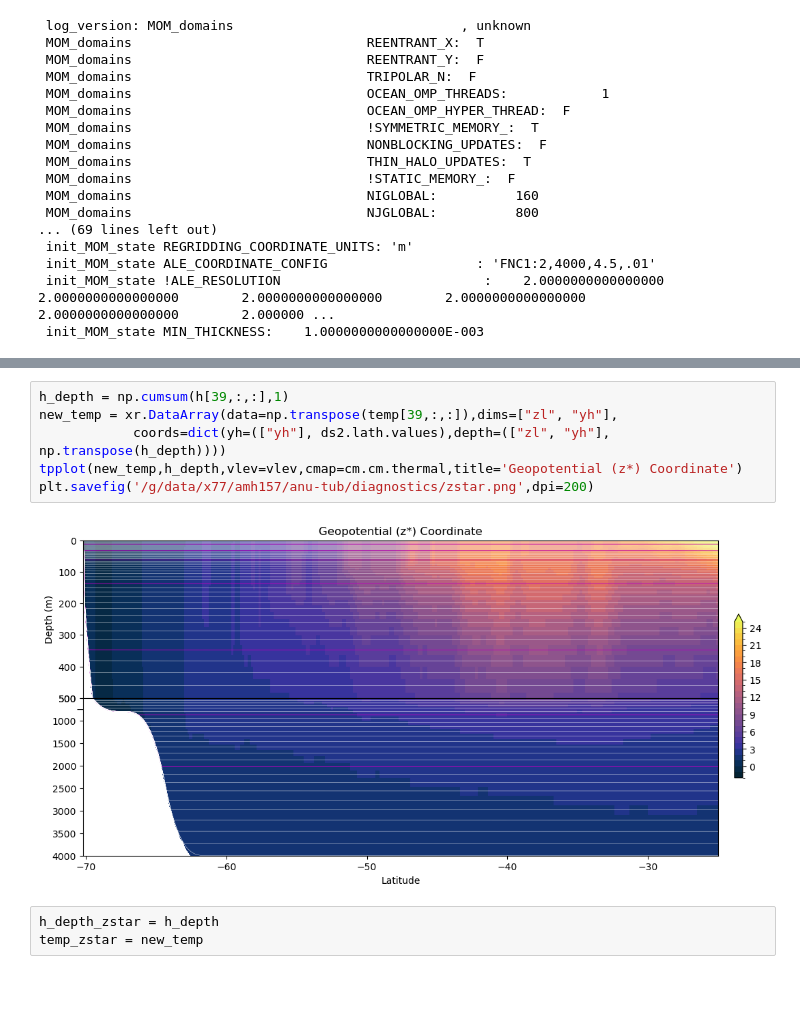
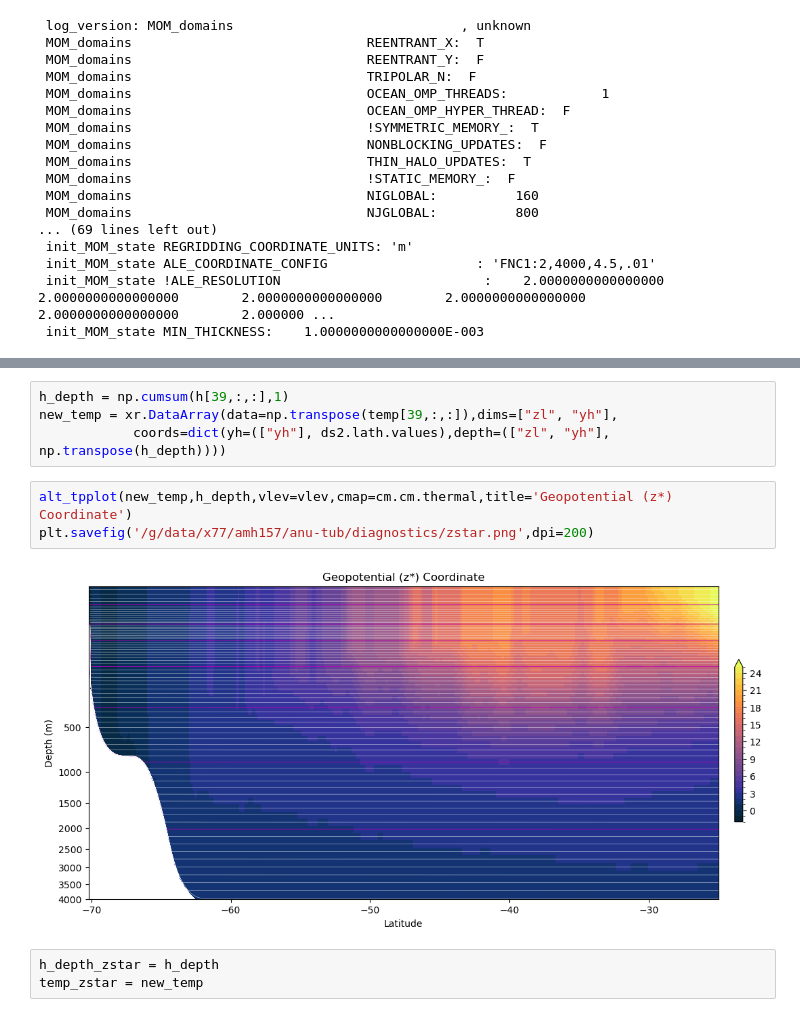
Before and after one commit to AndyHoggANU/anu-tub, a Jupyter notebook: diagnostics/Coordinate_Options.ipynb, the cells around one changed output, grey strips where cells are left out. Cells and saved outputs as stored; diff of their text form; blank space fills up the shorter version.

```diff
--- a/diagnostics/Coordinate_Options.ipynb
+++ b/diagnostics/Coordinate_Options.ipynb
@@ -96,11 +122,12 @@ Wall time: 1.05 s
-# %%
-h_depth = np.cumsum(h[39,:,:],1)
-new_temp = xr.DataArray(data=np.transpose(temp[39,:,:]),dims=["zl", "yh"],
-            coords=dict(yh=(["yh"], ds2.lath.values),depth=(["zl", "yh"], np.transpose(h_depth))))
-tpplot(new_temp,h_depth,vlev=vlev,cmap=cm.cm.thermal,title='Geopotential (z*) Coordinate')
-plt.savefig('/g/data/x77/amh157/anu-tub/diagnostics/zstar.png',dpi=200)
-# %% [output]
-[figure, removed]
+# %%
+h_depth = np.cumsum(h[39,:,:],1)
+new_temp = xr.DataArray(data=np.transpose(temp[39,:,:]),dims=["zl", "yh"],
+            coords=dict(yh=(["yh"], ds2.lath.values),depth=(["zl", "yh"], np.transpose(h_depth))))
+# %%
+alt_tpplot(new_temp,h_depth,vlev=vlev,cmap=cm.cm.thermal,title='Geopotential (z*) Coordinate')
+plt.savefig('/g/data/x77/amh157/anu-tub/diagnostics/zstar.png',dpi=200)
+# %% [output]
+[figure, added]
 # %%
 h_depth_zstar = h_depth
 temp_zstar = new_temp
```
Also changed, not shown: parts of 25 cells of this notebook, 6 other files.
